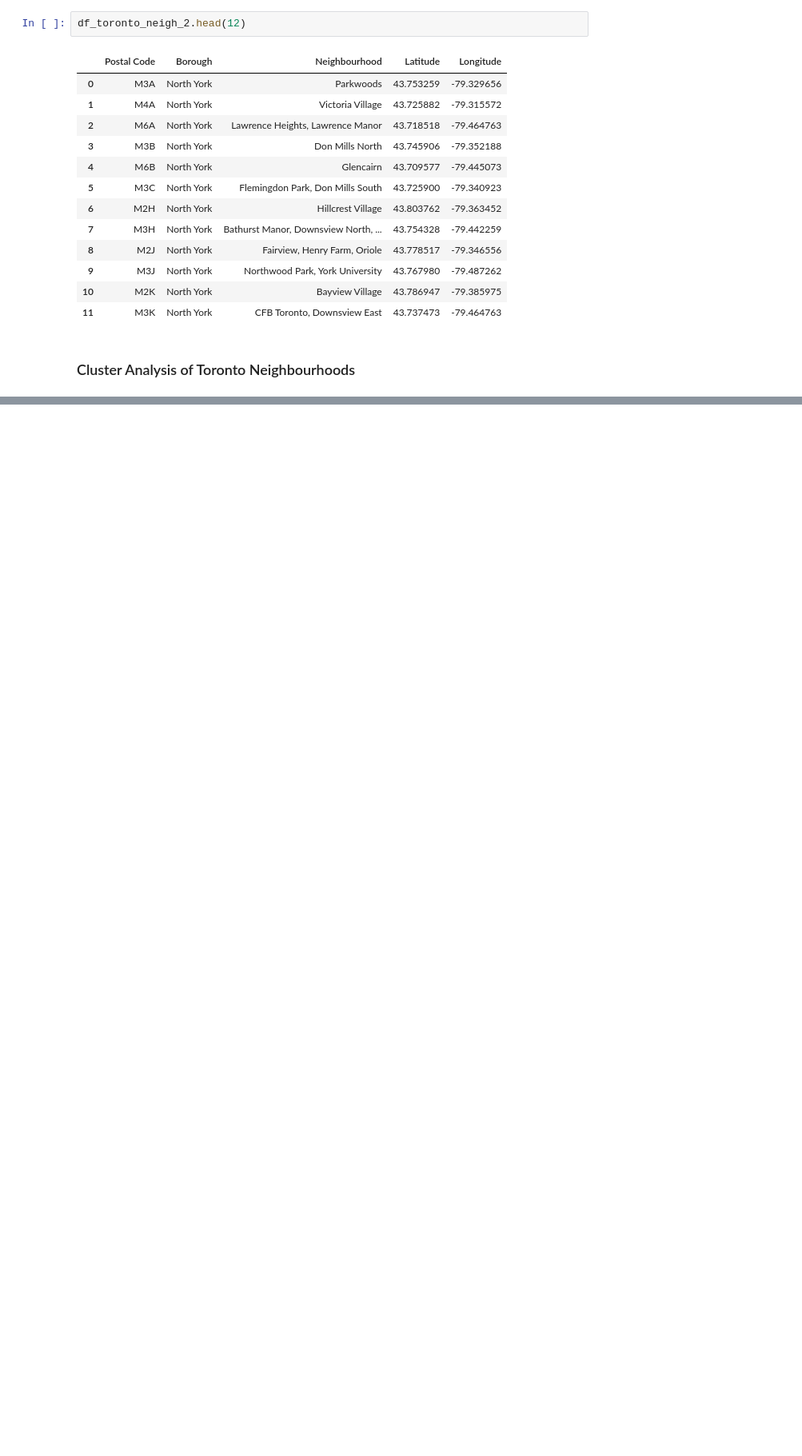
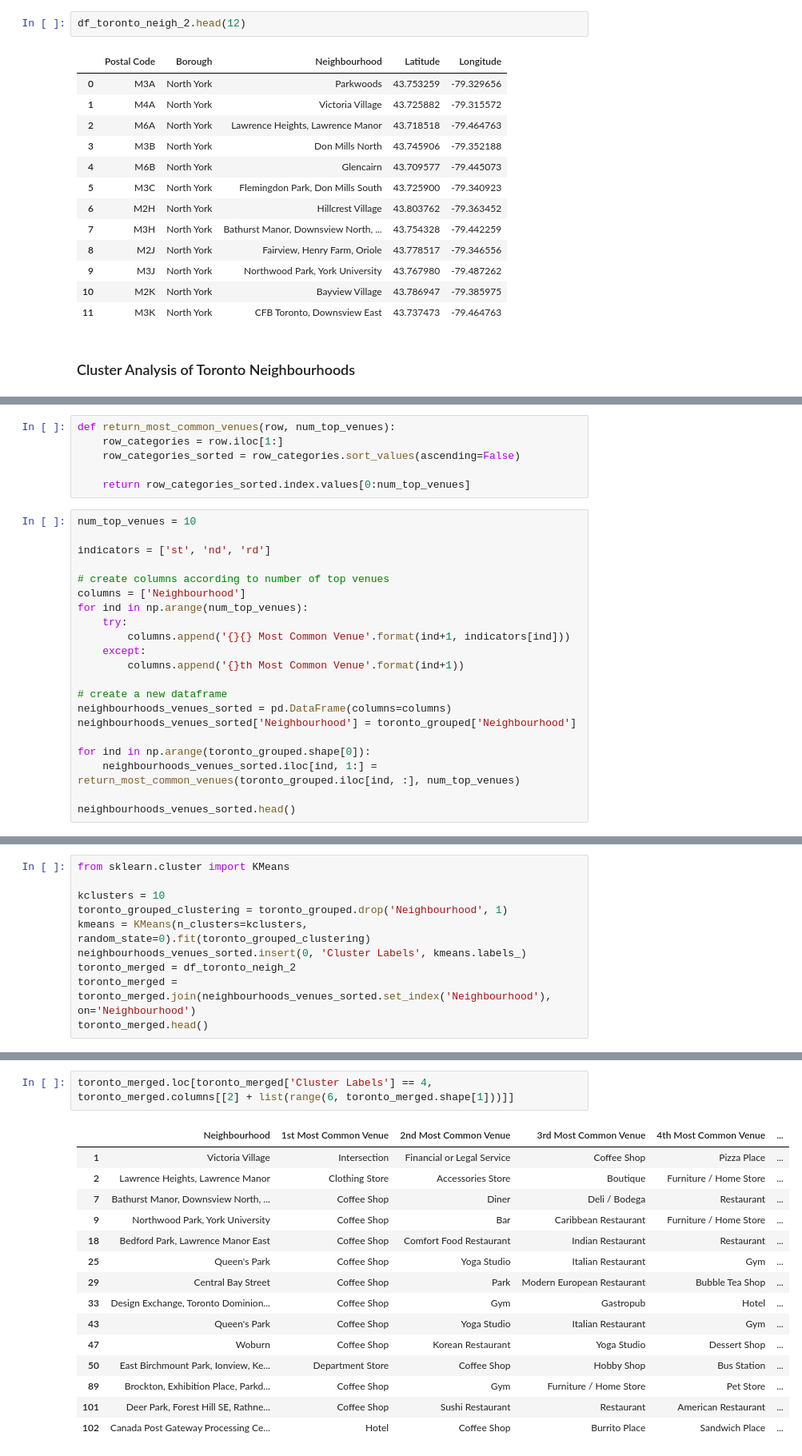
Before and after one commit to smithg1390/Coursera_Capstone, a Jupyter notebook: Applied Data Science Capstone.ipynb, the cells around one changed output, grey strips where cells are left out. Shown at 80% size. Saved outputs shown, nothing was run; the diff lists cells and outputs as text; blank space fills up the shorter version.

Commit message:
Published from Watson Studio.

```diff
--- a/Applied Data Science Capstone.ipynb
+++ b/Applied Data Science Capstone.ipynb
@@ -234,0 +388,27 @@ df_toronto_neigh_2.loc[0, 'Neighbourhood']
+# %%
+def return_most_common_venues(row, num_top_venues):
+    row_categories = row.iloc[1:]
+    row_categories_sorted = row_categories.sort_values(ascending=False)
+
+    return row_categories_sorted.index.values[0:num_top_venues]
+# %%
+num_top_venues = 10
+
+indicators = ['st', 'nd', 'rd']
+
+# create columns according to number of top venues
+columns = ['Neighbourhood']
+for ind in np.arange(num_top_venues):
+    try:
+        columns.append('{}{} Most Common Venue'.format(ind+1, indicators[ind]))
+    except:
+        columns.append('{}th Most Common Venue'.format(ind+1))
+
+# create a new dataframe
+neighbourhoods_venues_sorted = pd.DataFrame(columns=columns)
+neighbourhoods_venues_sorted['Neighbourhood'] = toronto_grouped['Neighbourhood']
+
+for ind in np.arange(toronto_grouped.shape[0]):
+    neighbourhoods_venues_sorted.iloc[ind, 1:] = return_most_common_venues(toronto_grouped.iloc[ind, :], num_top_venues)
+
+neighbourhoods_venues_sorted.head()
@@ -234,0 +424,10 @@ df_toronto_neigh_2.loc[0, 'Neighbourhood']
+# %%
+from sklearn.cluster import KMeans
+
+kclusters = 10
+toronto_grouped_clustering = toronto_grouped.drop('Neighbourhood', 1)
+kmeans = KMeans(n_clusters=kclusters, random_state=0).fit(toronto_grouped_clustering)
+neighbourhoods_venues_sorted.insert(0, 'Cluster Labels', kmeans.labels_)
+toronto_merged = df_toronto_neigh_2
+toronto_merged = toronto_merged.join(neighbourhoods_venues_sorted.set_index('Neighbourhood'), on='Neighbourhood')
+toronto_merged.head()
@@ -234,0 +488,18 @@ df_toronto_neigh_2.loc[0, 'Neighbourhood']
+# %%
+toronto_merged.loc[toronto_merged['Cluster Labels'] == 4, toronto_merged.columns[[2] + list(range(6, toronto_merged.shape[1]))]]
+# %% [output]
+|  | Neighbourhood | 1st Most Common Venue | 2nd Most Common Venue | 3rd Most Common Venue | 4th Most Common Venue | ... |
+| 1 | Victoria Village | Intersection | Financial or Legal Service | Coffee Shop | Pizza Place | ... |
+| 2 | Lawrence Heights, Lawrence Manor | Clothing Store | Accessories Store | Boutique | Furniture / Home Store | ... |
+| 7 | Bathurst Manor, Downsview North, ... | Coffee Shop | Diner | Deli / Bodega | Restaurant | ... |
+| 9 | Northwood Park, York University | Coffee Shop | Bar | Caribbean Restaurant | Furniture / Home Store | ... |
+| 18 | Bedford Park, Lawrence Manor East | Coffee Shop | Comfort Food Restaurant | Indian Restaurant | Restaurant | ... |
+| 25 | Queen's Park | Coffee Shop | Yoga Studio | Italian Restaurant | Gym | ... |
+| 29 | Central Bay Street | Coffee Shop | Park | Modern European Restaurant | Bubble Tea Shop | ... |
+| 33 | Design Exchange, Toronto Dominion... | Coffee Shop | Gym | Gastropub | Hotel | ... |
+| 43 | Queen's Park | Coffee Shop | Yoga Studio | Italian Restaurant | Gym | ... |
+| 47 | Woburn | Coffee Shop | Korean Restaurant | Yoga Studio | Dessert Shop | ... |
+| 50 | East Birchmount Park, Ionview, Ke... | Department Store | Coffee Shop | Hobby Shop | Bus Station | ... |
+| 89 | Brockton, Exhibition Place, Parkd... | Coffee Shop | Gym | Furniture / Home Store | Pet Store | ... |
+| 101 | Deer Park, Forest Hill SE, Rathne... | Coffee Shop | Sushi Restaurant | Restaurant | American Restaurant | ... |
+| 102 | Canada Post Gateway Processing Ce... | Hotel | Coffee Shop | Burrito Place | Sandwich Place | ... |
```
Also changed, not shown: parts of 31 cells of this notebook.
